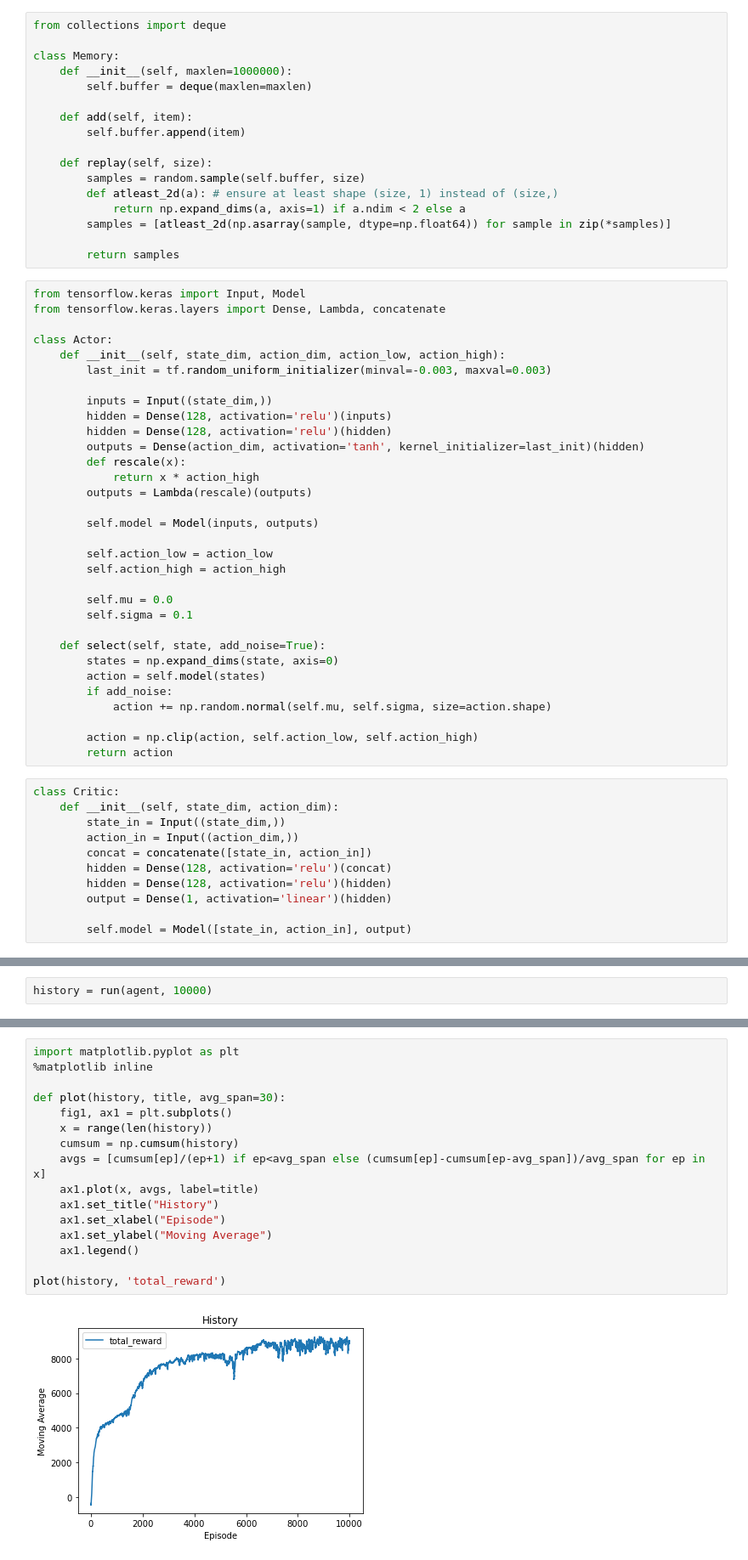
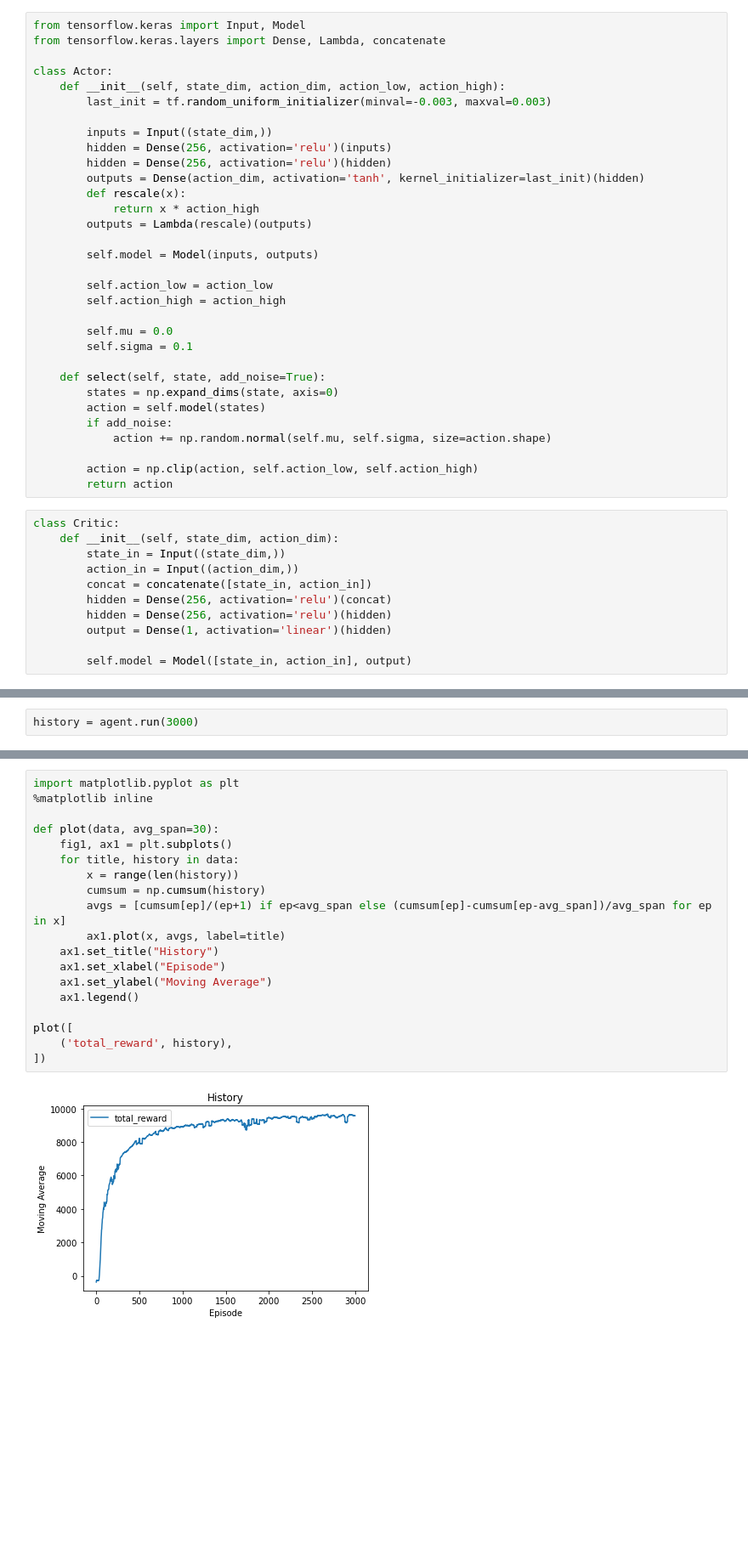
Before and after one commit to zgtcktom/Reinforcement-Learning, a Jupyter notebook: TD3/TD3_HalfCheetah.ipynb, the cells around one changed output, grey strips where cells are left out. Shown at 85% size. Saved outputs shown, nothing was run; the diff lists cells and outputs as text; blank space fills up the shorter version.

```diff
--- a/TD3/TD3_HalfCheetah.ipynb
+++ b/TD3/TD3_HalfCheetah.ipynb
@@ -26,20 +31,3 @@ print(env.action_space.high, env.action_space.low)
-# %%
-from collections import deque
-
-class Memory:
-    def __init__(self, maxlen=1000000):
-        self.buffer = deque(maxlen=maxlen)
-
-    def add(self, item):
-        self.buffer.append(item)
-
-    def replay(self, size):
-        samples = random.sample(self.buffer, size)
-        def atleast_2d(a): # ensure at least shape (size, 1) instead of (size,)
-            return np.expand_dims(a, axis=1) if a.ndim < 2 else a
-        samples = [atleast_2d(np.asarray(sample, dtype=np.float64)) for sample in zip(*samples)]
-
-        return samples
 # %%
 from tensorflow.keras import Input, Model
 from tensorflow.keras.layers import Dense, Lambda, concatenate
@@ -49,8 +37,8 @@ class Actor:
         last_init = tf.random_uniform_initializer(minval=-0.003, maxval=0.003)
 
         inputs = Input((state_dim,))
-        hidden = Dense(128, activation='relu')(inputs)
-        hidden = Dense(128, activation='relu')(hidden)
+        hidden = Dense(256, activation='relu')(inputs)
+        hidden = Dense(256, activation='relu')(hidden)
         outputs = Dense(action_dim, activation='tanh', kernel_initializer=last_init)(hidden)
         def rescale(x):
             return x * action_high
@@ -78,8 +66,8 @@ class Critic:
         state_in = Input((state_dim,))
         action_in = Input((action_dim,))
         concat = concatenate([state_in, action_in])
-        hidden = Dense(128, activation='relu')(concat)
-        hidden = Dense(128, activation='relu')(hidden)
+        hidden = Dense(256, activation='relu')(concat)
+        hidden = Dense(256, activation='relu')(hidden)
         output = Dense(1, activation='linear')(hidden)
 
         self.model = Model([state_in, action_in], output)
@@ -226,3 +232,3 @@ def run(agent, max_episode=100):
 # %%
-history = run(agent, 10000)
+history = agent.run(3000)
 # %% [output]
@@ -246,18 +252,21 @@ Episode: 7167, ep_reward: 9237.0375
 # %%
 import matplotlib.pyplot as plt
 %matplotlib inline
 
-def plot(history, title, avg_span=30):
+def plot(data, avg_span=30):
     fig1, ax1 = plt.subplots()
-    x = range(len(history))
-    cumsum = np.cumsum(history)
-    avgs = [cumsum[ep]/(ep+1) if ep<avg_span else (cumsum[ep]-cumsum[ep-avg_span])/avg_span for ep in x]
-    ax1.plot(x, avgs, label=title)
+    for title, history in data:
+        x = range(len(history))
+        cumsum = np.cumsum(history)
+        avgs = [cumsum[ep]/(ep+1) if ep<avg_span else (cumsum[ep]-cumsum[ep-avg_span])/avg_span for ep in x]
+        ax1.plot(x, avgs, label=title)
     ax1.set_title("History")
     ax1.set_xlabel("Episode")
     ax1.set_ylabel("Moving Average")
     ax1.legend()
 
-plot(history, 'total_reward')
+plot([
+    ('total_reward', history),
+])
 # %% [output]
-[figure, old version]
+[figure, new version]
```
Also changed, not shown: parts of 11 cells of this notebook.
